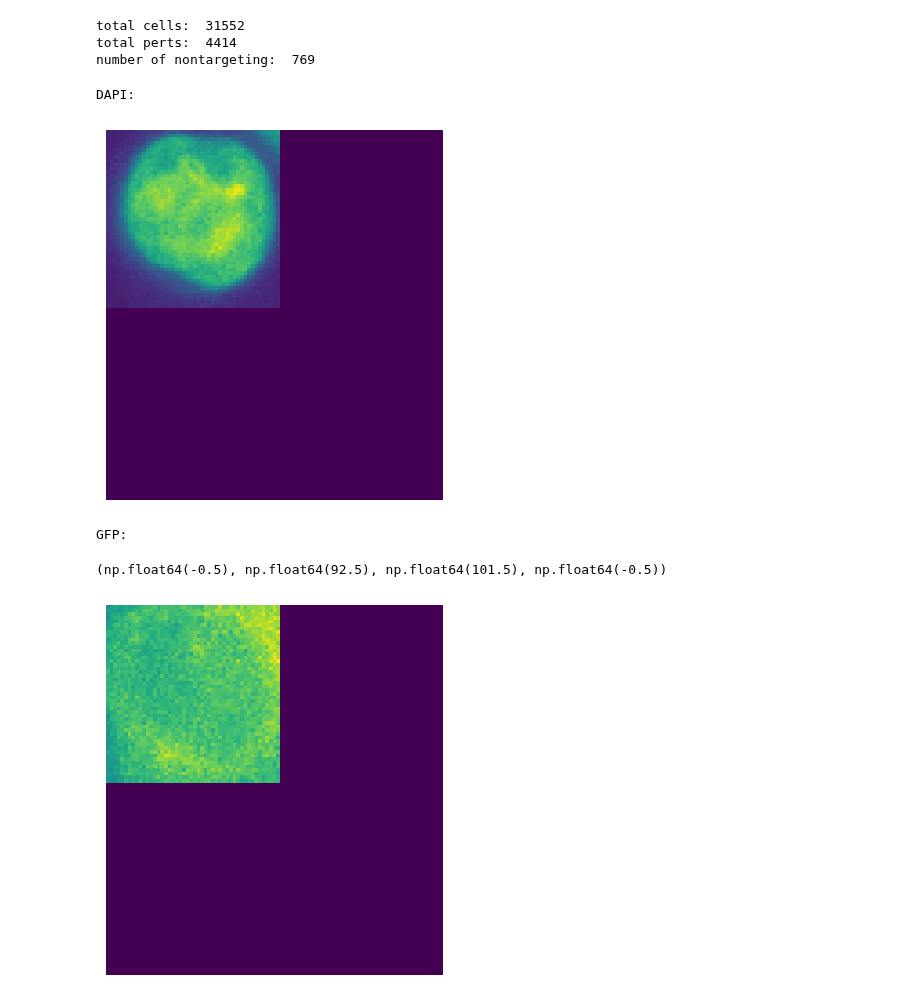
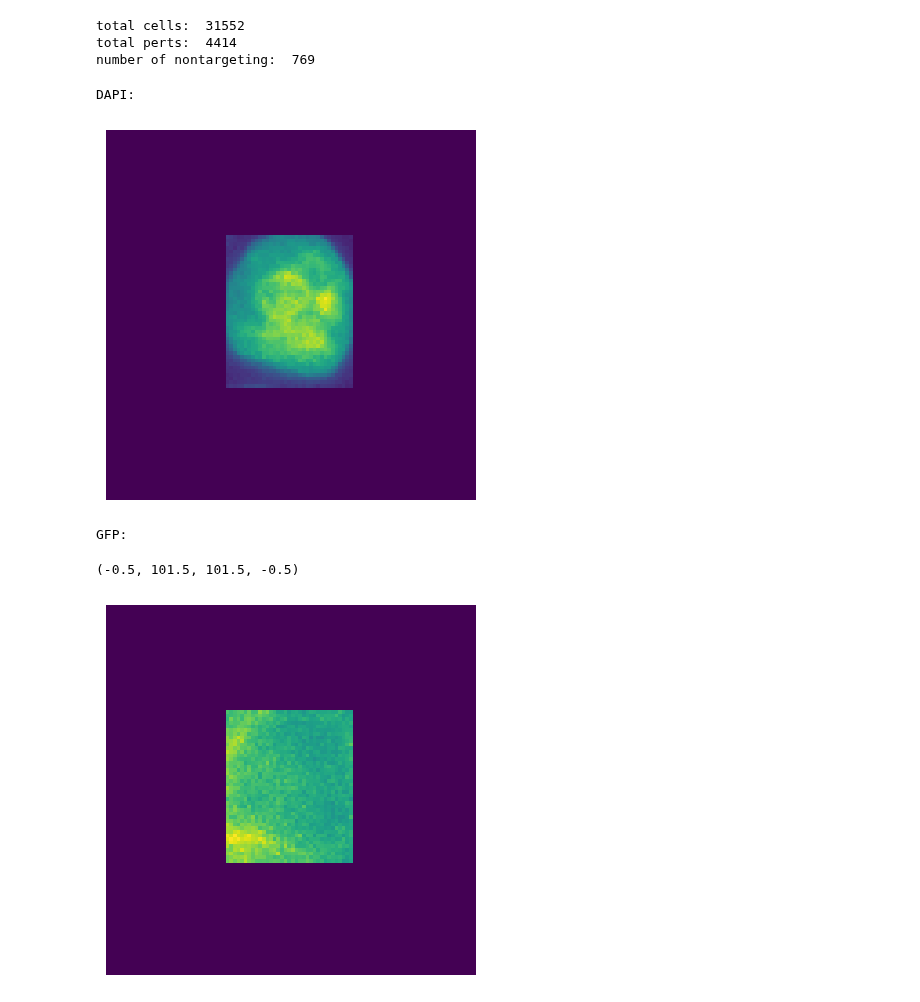
Before and after one commit to njwfish/DistributionEmbeddings, a Jupyter notebook: notebooks/ops_dataloader.ipynb, the cells around one changed output. Cells and saved outputs as stored; diff of their text form; code cells hidden in the pictures.

```diff
--- a/notebooks/ops_dataloader.ipynb
+++ b/notebooks/ops_dataloader.ipynb
@@ -21,8 +21,10 @@ from notebooks.file_structure_utils import (
     get_available_channels,
 )
 
-data_dir = '../../njwfish/DistributionEmbeddings/data/ops'
+data_dir = '/orcd/data/omarabu/001/njwfish/DistributionEmbeddings/data/ops'
 # %%
-cols = ['gene_symbol_0', 'plate', 'tile', 'well', 'bounds_0', 'bounds_1', 'bounds_2', 'bounds_3']
-pdf = pd.read_parquet(data_dir+'/interphase-reclassified_cp_phenotype_normalized.parquet', columns=cols)
+pdf = pd.read_parquet(
+    data_dir+'/interphase-reclassified_cp_phenotype_normalized.parquet',
+    columns=['gene_symbol_0', 'plate', 'tile', 'well', 'bounds_0', 'bounds_1', 'bounds_2', 'bounds_3']
+)
 # %%
@@ -88,6 +115,6 @@ def build_crop_dict(parquet_df, n_imgs=50):
     return pert_dict  # {perturbation: [list of (2, h, w)]}
 # %%
-cd = build_crop_dict(pdf)
+cd = build_crop_dict(pdf, max_height=60, max_width=60, n_imgs=10)
 # %% [output]
 grouping by img, this takes ~1m
 # %%
@@ -105,15 +132,15 @@ total perts:  4414
 number of nontargeting:  769
 # %%
 print('DAPI:')
-plt.imshow(cd['CCNT1'][100][0, :, :])
+plt.imshow(cd['CCNT1'][5][0, :, :])
 plt.axis('off')
 plt.show()
 print('GFP:')
-plt.imshow(cd['CCNT1'][100][1, :, :])
+plt.imshow(cd['CCNT1'][5][1, :, :])
 plt.axis('off')
 # %% [output]
 DAPI:
-[figure, old version]
+[figure, new version]
 GFP:
-(np.float64(-0.5), np.float64(92.5), np.float64(101.5), np.float64(-0.5))
+(-0.5, 101.5, 101.5, -0.5)
-[figure, old version]
+[figure, new version]
```
Also changed, not shown: parts of 1 cell of this notebook.
